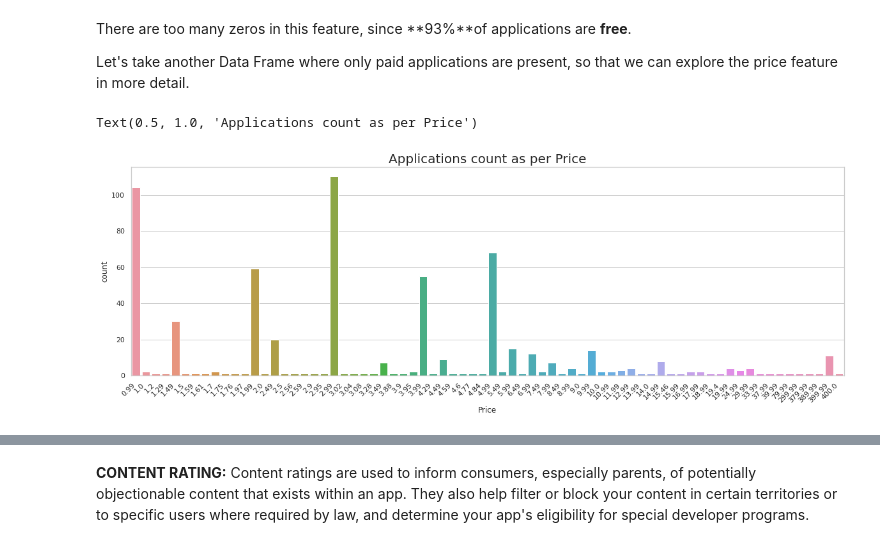
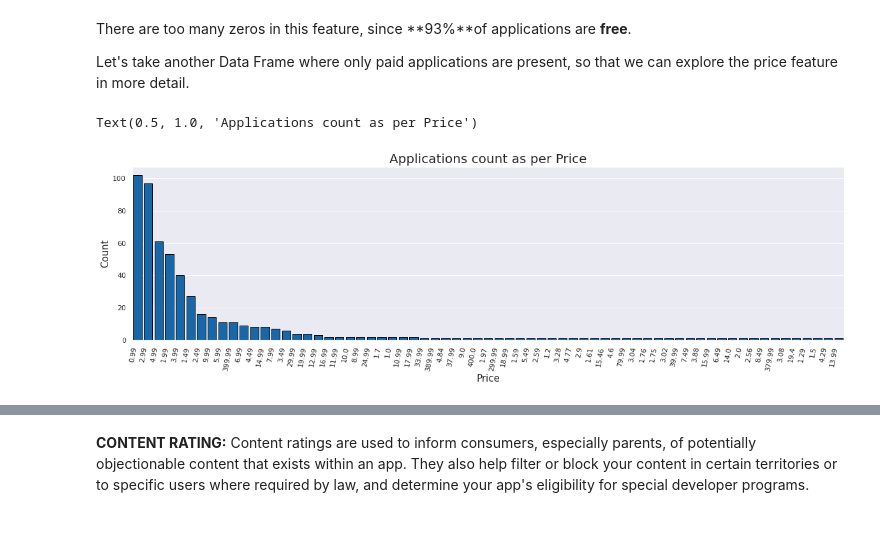
Before and after one commit to priyankashinde-DS/Play_Store_App, a Jupyter notebook: Play_Store_App_Review_Cpastone_Project.ipynb, the cells around one changed output, grey strips where cells are left out. Saved outputs shown, nothing was run; the diff lists cells and outputs as text; code cells hidden in the pictures.

```diff
--- a/Play_Store_App_Review_Cpastone_Project.ipynb
+++ b/Play_Store_App_Review_Cpastone_Project.ipynb
@@ -284,6 +541,6 @@ play_store_app_data['Size'] = play_store_app_data['Size'].apply(lambda x:x.repla
 # %%
 #Replacing the M symbol by with
-play_store_app_data['Size'] = play_store_app_data['Size'].apply(lambda x:x.replace('M', ''))
+play_store_app_data['Size'] = play_store_app_data['Size'].apply(lambda x:str(x).replace('M', ''))
 # %%
 #Replacing the Varies with device value with NaN
 play_store_app_data['Size'] = play_store_app_data['Size'].replace('Varies with device', np.NaN)
@@ -329,6 +579,0 @@ Eliminating **"+"** will allow us to retain the original data type.
-# %%
-# Remove "+" sign from Installs column
-play_store_app_data['Installs'] = play_store_app_data['Installs'].apply(lambda x: x.strip('+'))
-# %%
-# Remove the "," symbol from the numbers
-play_store_app_data['Installs'] = play_store_app_data['Installs'].apply(lambda x: x.replace(',',''))
@@ -408,7 +726,7 @@ Values have an **"$"** within them, which indicates the price of application in
 Eliminating **"$"** will allow us to retain the original data type.
 # %%
 # Remove special symbol $
-play_store_app_data['Price'] = play_store_app_data['Price'].apply(lambda x: x.strip('$'))
+play_store_app_data['Price'] = play_store_app_data['Price'].apply(lambda x: str(x).strip('$'))
 # %%
 # Convert price column into numeric
 play_store_app_data['Price'] = pd.to_numeric(play_store_app_data['Price'])
@@ -432,13 +770,18 @@ Let's take another Data Frame where only paid applications are present, so that
 # Creating a data frame with only paid applications
 paid_applications_df=play_store_app_data[play_store_app_data['Type']=='Paid']
 # %%
-plt.figure(figsize=(20,6))
-ax=sns.countplot(paid_applications_df['Price'])
-ax.set_xticklabels(ax.get_xticklabels(), rotation=45,ha='right')
+# Countplot for Price
+sns.set_style('darkgrid')
+plt.figure(figsize=(20,5))
+ax=sns.countplot(paid_applications_df['Price'],color='#0069c0',edgecolor='Black',
+                 order=paid_applications_df['Price'].value_counts().index)
+ax.set_xticklabels(ax.get_xticklabels(), rotation=80,ha='right')
+ax.set_xlabel('Price',size=15,weight=True)
+ax.set_ylabel('Count',size=15,weight=True)
 ax.set_title('Applications count as per Price',fontsize=20)
 # %% [output]
 Text(0.5, 1.0, 'Applications count as per Price')
-[figure, old version]
+[figure, new version]
 # %%
 paid_applications_df['Price'].describe()
 # %% [output]
```
Also changed, not shown: parts of 118 cells of this notebook.
